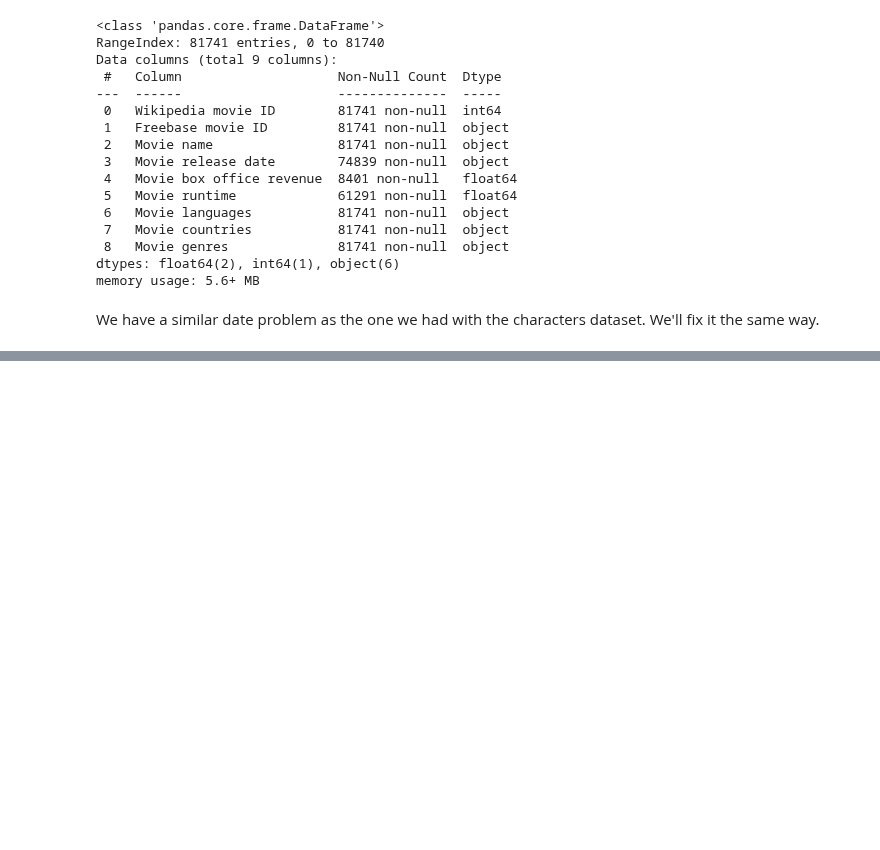
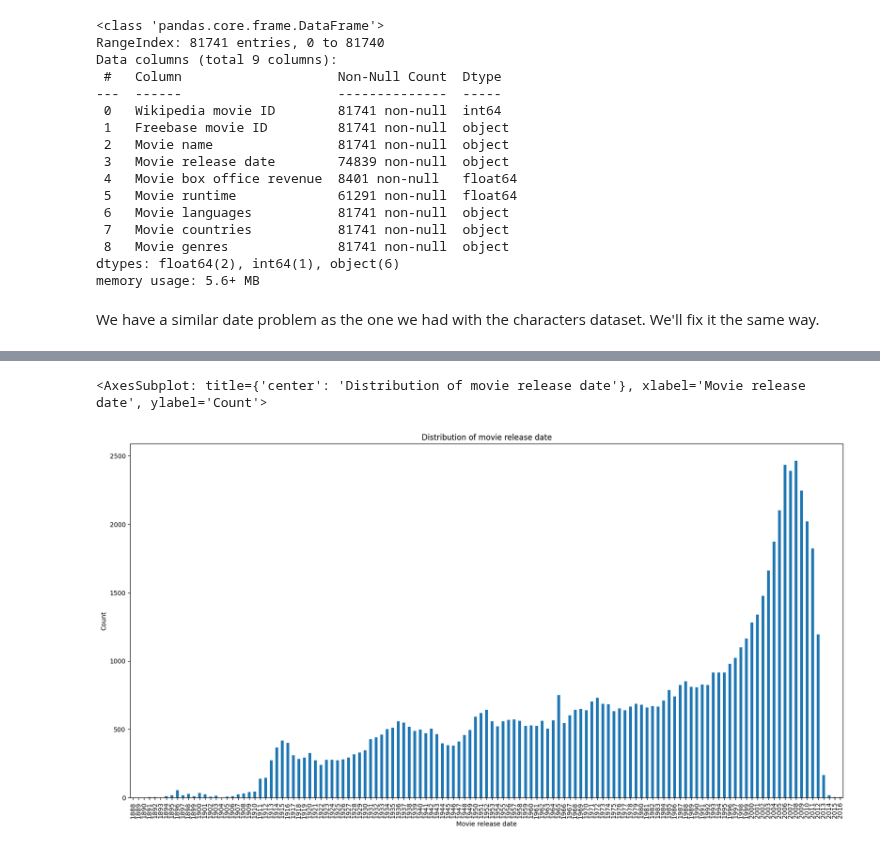
Before and after one commit to epfl-ada/ada-2023-project-radatouille, a Jupyter notebook: milestone_2.ipynb, the cells around one changed output, grey strips where cells are left out. Cells and saved outputs as stored; diff of their text form; code cells hidden in the pictures; blank space fills up the shorter version.

```diff
--- a/milestone_2.ipynb
+++ b/milestone_2.ipynb
@@ -224,0 +286,10 @@ df_movies['Movie release date'] = pd.to_datetime(df_movies['Movie release date']
+# %%
+# Plot the distribution of the movie release date
+plt.figure(figsize=(20, 10))
+plt.title('Distribution of movie release date')
+plt.xlabel('Movie release date')
+plt.ylabel('Count')
+df_movies.dropna(subset=['Movie release date'])['Movie release date'].dt.year.sort_values().value_counts(sort=False).plot(kind='bar')
+# %% [output]
+<AxesSubplot: title={'center': 'Distribution of movie release date'}, xlabel='Movie release date', ylabel='Count'>
+[figure, added]
```
Also changed, not shown: parts of 29 cells of this notebook.
